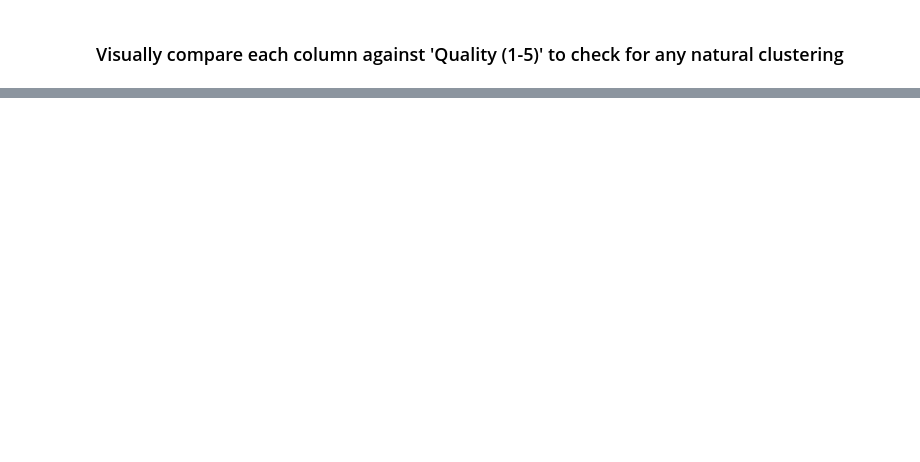
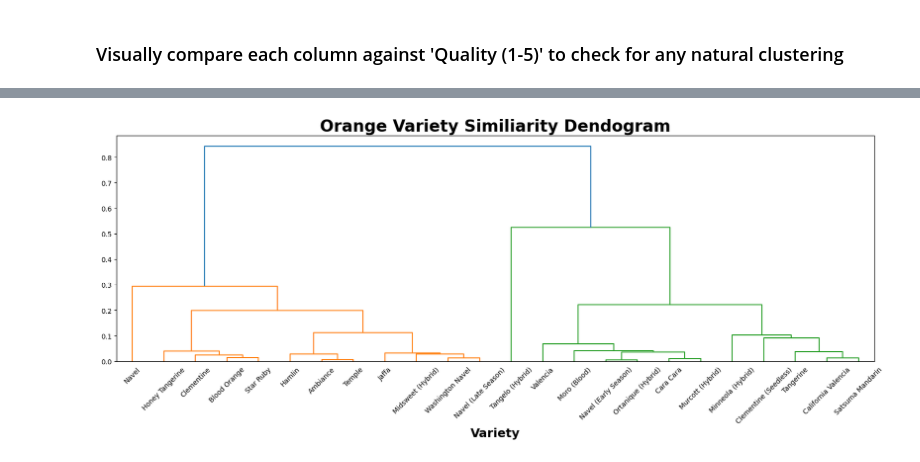
Before and after one commit to mbrwn65/OrangeAnalysis, a Jupyter notebook: orangeanalysis.ipynb, the cells around one changed output, grey strips where cells are left out. Saved outputs shown, nothing was run; the diff lists cells and outputs as text; code cells hidden in the pictures; blank space fills up the shorter version.

```diff
--- a/orangeanalysis.ipynb
+++ b/orangeanalysis.ipynb
@@ -276,0 +276,24 @@ for column in OrangeDF.columns:
+# %%
+# This is for our hierarchical clustering
+from scipy.cluster.hierarchy import dendrogram, linkage, cophenet
+from scipy.spatial.distance import pdist
+from scipy.spatial.distance import squareform
+from sklearn.preprocessing import normalize
+
+# Load the data, save off the state names into another series and just leave the attributess
+X = OrangeDF[['Brix (Sweetness)', 'HarvestTime (days)', 'pH (Acidity)','Variety']]
+X = X.groupby(by='Variety').mean()[['Brix (Sweetness)', 'HarvestTime (days)', 'pH (Acidity)']]
+X = normalize(X)
+X.shape # (24,3)
+varieties = OrangeDF['Variety'].unique() # Labels
+pdist_matrix = pdist(X, metric='euclidean')
+
+# Plot the dendrogram for the Ward proximity measure
+ward_dendogram=linkage(pdist_matrix, method='ward', metric='euclidean', optimal_ordering=False) # Create the clustering model
+fig = plt.figure(figsize=(20, 6))
+dn = dendrogram(ward_dendogram, labels=np.array(varieties)) # Create the dendogram based off of the model
+plt.xlabel("Variety", size=18, weight='bold')
+plt.title("Orange Variety Similiarity Dendogram", size=24, weight='bold')
+plt.show()
+# %% [output]
+[figure, added]
```
Also changed, not shown: parts of 10 cells of this notebook.
